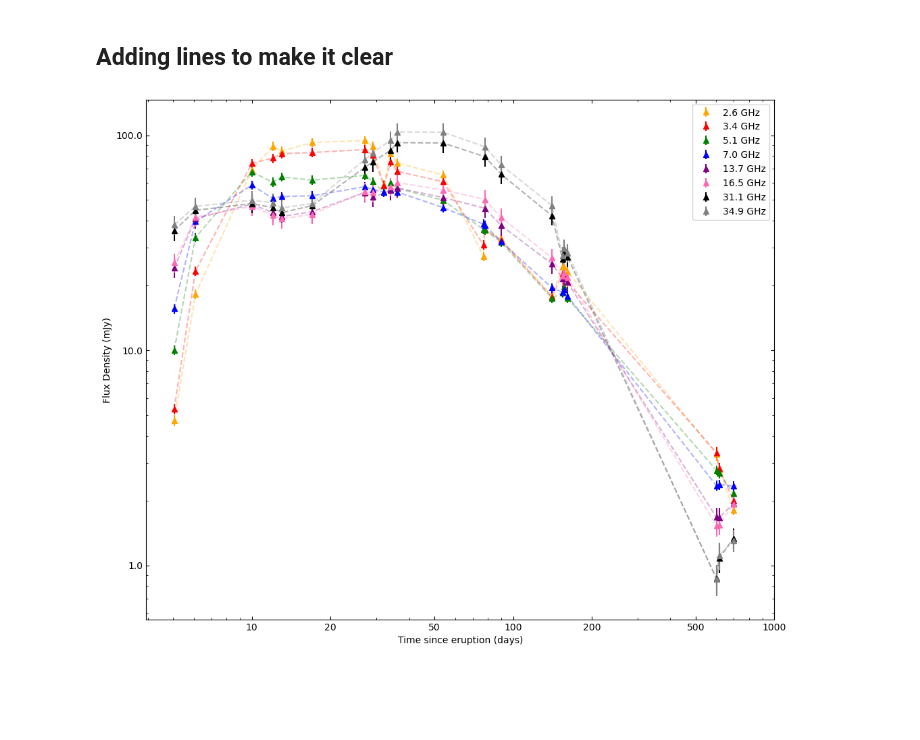
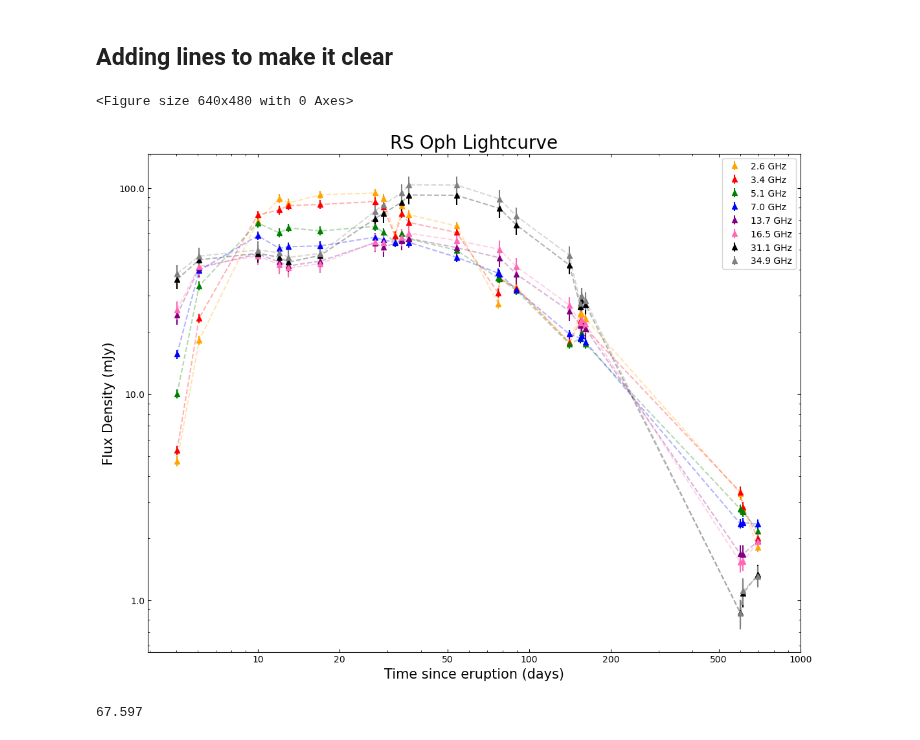
Before and after one commit to Wilhelm005/Research-Code, a Jupyter notebook: RS Oph work.ipynb, the cells around one changed output. Cells and saved outputs as stored; diff of their text form; code cells hidden in the pictures; blank space fills up the shorter version.

Commit message:
Mass Update just in case
Adding in all the updated/fixed spectral index plots, along with older stuff just in case they were out of date

```diff
--- a/RS Oph work.ipynb
+++ b/RS Oph work.ipynb
@@ -503,7 +503,7 @@ plt.show();
 ## Adding lines to make it clear
 # %%
 fig, ax = plt.subplots()
-fig.set_size_inches(12,10)
+fig.set_size_inches(13,10)
 
 # Store which labels have already been used
 used_labels = set()
@@ -534,35 +534,41 @@ plot(days3_4, flux3_4, flux_err3_4, 'red', '3.4 GHz')
 ax.plot(days3_4[0:27], flux3_4[0:27], color='red', linestyle = '--', alpha=.30)
 
 plot(days5_1, flux5_1, flux_err5_1, 'green', '5.1 GHz')
 ax.plot(days5_1[0:27], flux5_1[0:27], color='green', linestyle = '--', alpha=.30)
 
 plot(days7, flux7, flux_err7, 'blue', '7.0 GHz')
 ax.plot(days7[0:27], flux7[0:27], color='blue', linestyle = '--', alpha=.30)
 
 plot(days13_7, flux13_7, flux_err13_7, 'purple', '13.7 GHz')
 ax.plot(days13_7[0:27], flux13_7[0:27], color='purple', linestyle = '--', alpha=.30)
 
 plot(days16_5, flux16_5, flux_err16_5, 'hotpink', '16.5 GHz')
 ax.plot(days16_5[0:27], flux16_5[0:27], color='hotpink', linestyle = '--', alpha=.30)
 
 plot(days31_1, flux31_1, flux_err31_1, 'black', '31.1 GHz')
 ax.plot(days31_1[0:27], flux31_1[0:27], color='black', linestyle = '--', alpha=.30)
 
 plot(days34_9, flux34_9, flux_err34_9, 'grey', '34.9 GHz')
 ax.plot(days34_9[0:27], flux34_9[0:27], color='grey', linestyle = '--', alpha=.30)
 
 # Final plot formatting
 ax.set_xscale('log')
 ax.set_xticks([10,20,50,100,200, 500, 1000], labels = ['10','20','50','100','200', '500', '1000'])
 ax.set_yscale('log')
 ax.set_yticks([1,10, 100], labels = ['1.0','10.0', '100.0'])
-ax.set_xlabel("Time since eruption (days)")
-ax.set_ylabel("Flux Density (mJy)")
+ax.set_xlabel("Time since eruption (days)", fontsize=15)
+ax.set_ylabel("Flux Density (mJy)", fontsize=15)
 
 ax.tick_params(axis='both', which='both', direction='in', top=True, right=True)
 
-ax.set_title("")
+ax.set_title("RS Oph Lightcurve", fontsize=20)
 plt.legend()
-plt.show();
+plt.show()
+fig.savefig("RSOphlcimage", dpi=300);
 # %% [output]
+<Figure size 640x480 with 0 Axes>
-[figure, old version]
+[figure, new version]
+# %%
+np.max(flux5_1)
+# %% [output]
+67.597
```
Also changed, not shown: parts of 3 cells of this notebook, 14 other files.
